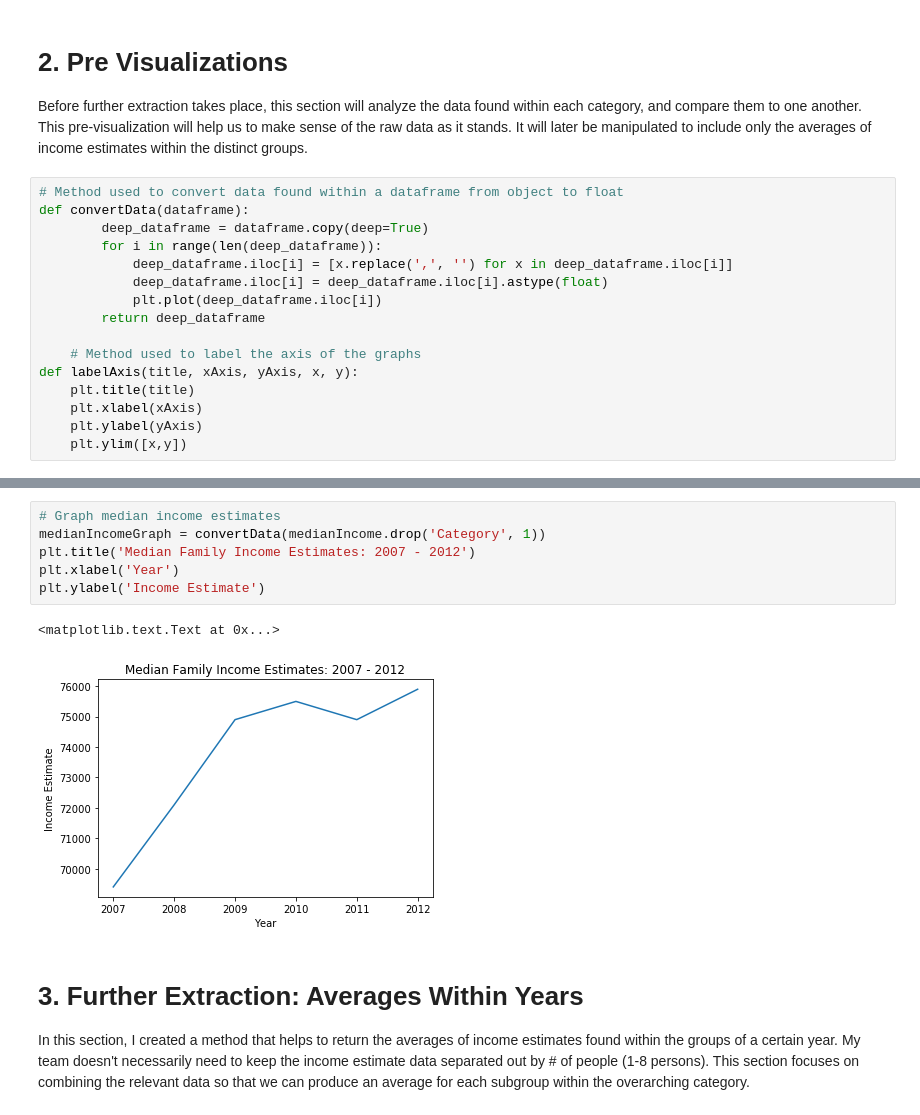
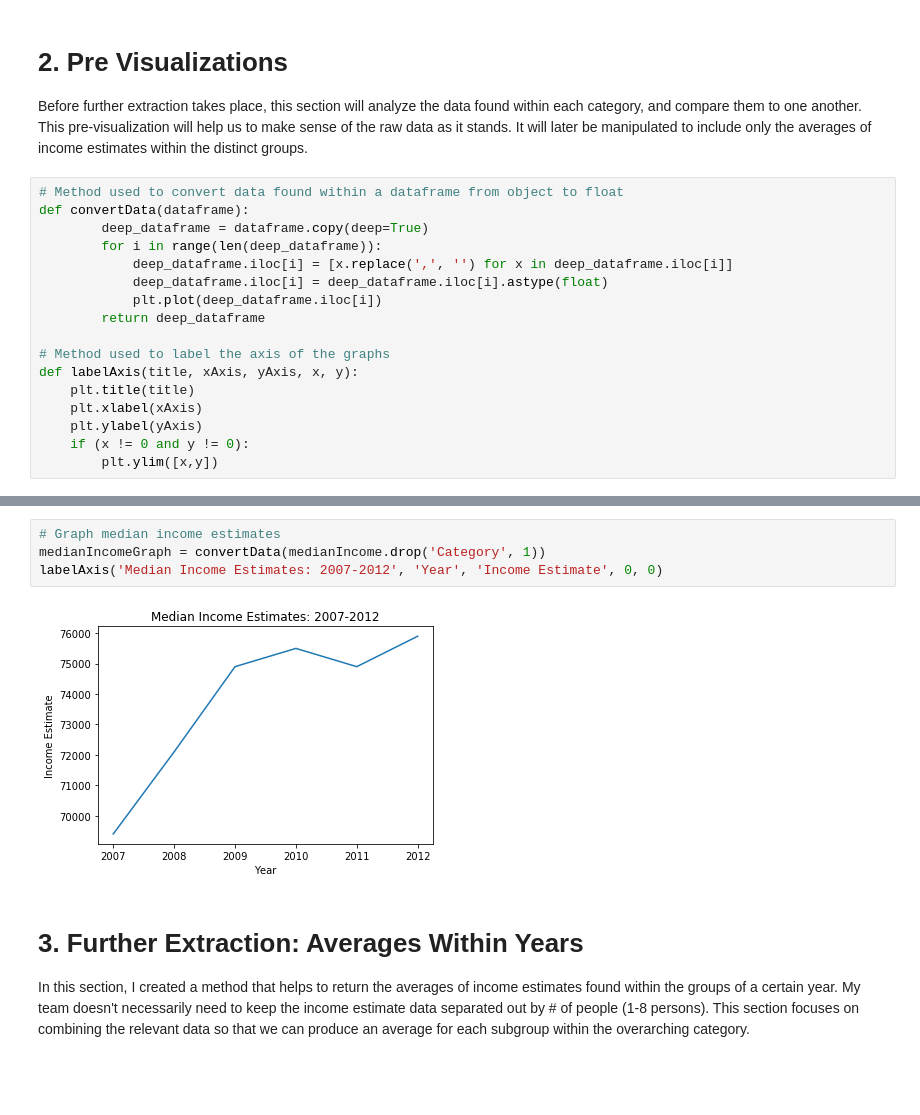
Before and after one commit to mec029/COGS108-Gentrification, a Jupyter notebook: IncomeEstimates.ipynb, the cells around one changed output, grey strips where cells are left out. Saved outputs shown, nothing was run; the diff lists cells and outputs as text; blank space fills up the shorter version.

```diff
--- a/IncomeEstimates.ipynb
+++ b/IncomeEstimates.ipynb
@@ -173,9 +173,10 @@ def convertData(dataframe):
             plt.plot(deep_dataframe.iloc[i])
         return deep_dataframe
 
-    # Method used to label the axis of the graphs
+# Method used to label the axis of the graphs
 def labelAxis(title, xAxis, yAxis, x, y):
     plt.title(title)
     plt.xlabel(xAxis)
     plt.ylabel(yAxis)
-    plt.ylim([x,y])
+    if (x != 0 and y != 0):
+        plt.ylim([x,y])
@@ -210,12 +211,9 @@ plt.legend(['1 person', '2 people', '3 people', '4 people', '5 people',
 # %%
 # Graph median income estimates
 medianIncomeGraph = convertData(medianIncome.drop('Category', 1))
-plt.title('Median Family Income Estimates: 2007 - 2012')
-plt.xlabel('Year')
-plt.ylabel('Income Estimate')
+labelAxis('Median Income Estimates: 2007-2012', 'Year', 'Income Estimate', 0, 0)
 # %% [output]
-<matplotlib.text.Text at 0x...>
-[figure, old version]
+[figure, new version]
 # %% [markdown]
 # 3. Further Extraction: Averages Within Years
 
```
Also changed, not shown: parts of 8 cells of this notebook.
